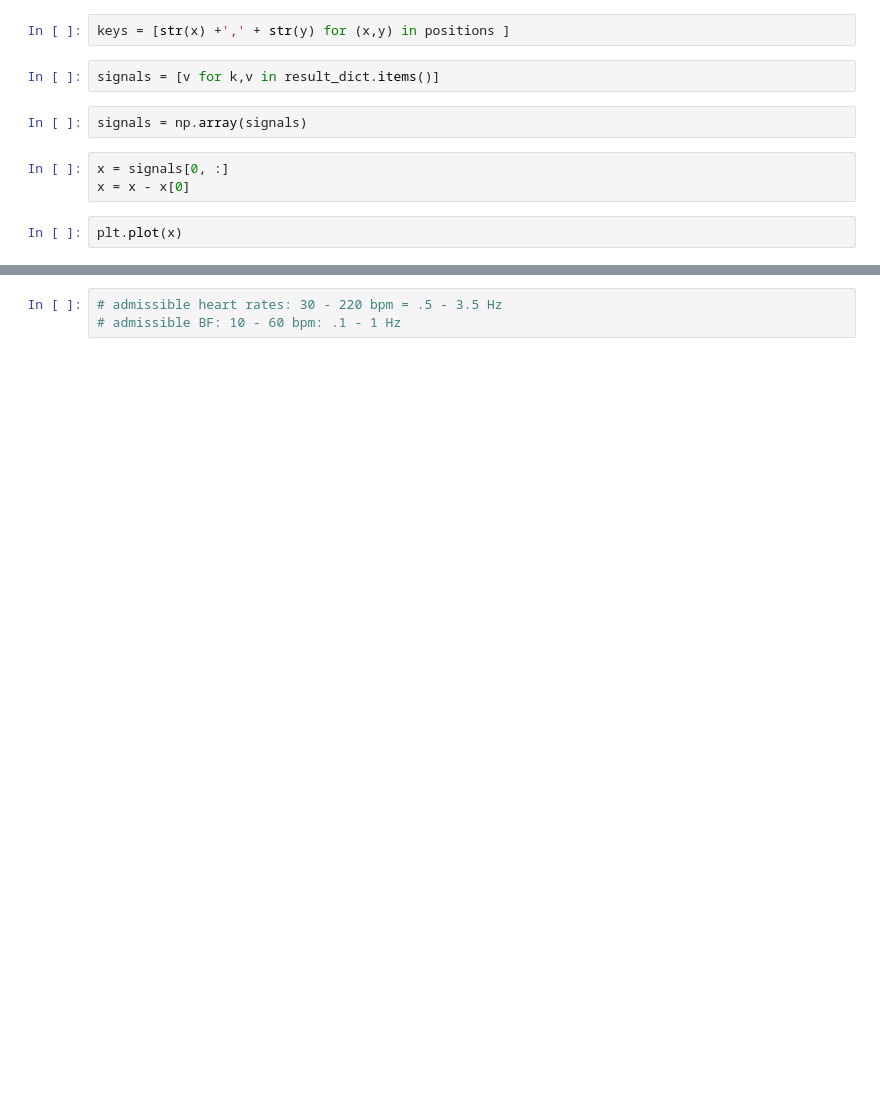
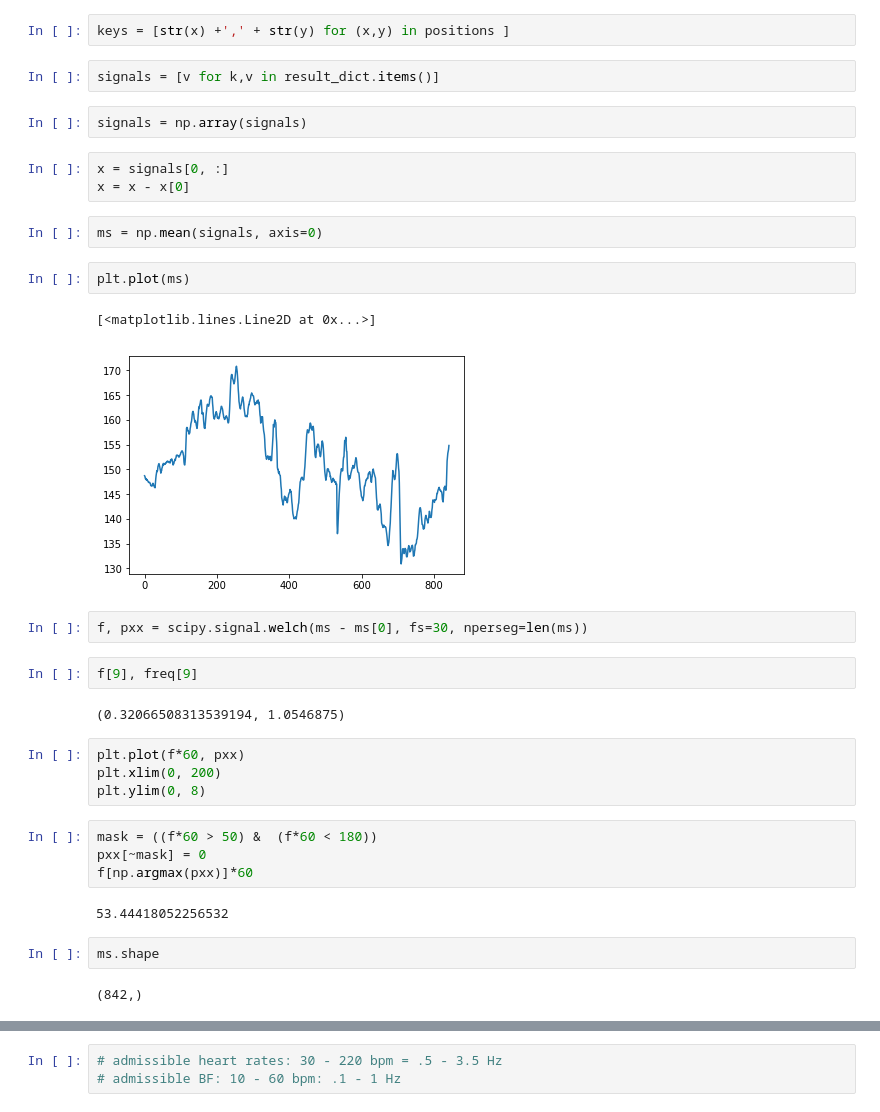
Before and after one commit to henripal/ppg, a Jupyter notebook: nbs/detection.ipynb, the cells around one changed output, grey strips where cells are left out. Cells and saved outputs as stored; diff of their text form; blank space fills up the shorter version.

```diff
--- a/nbs/detection.ipynb
+++ b/nbs/detection.ipynb
@@ -108,5 +134,30 @@ signals = np.array(signals)
 # %%
 x = signals[0, :]
 x = x - x[0]
+# %%
+ms = np.mean(signals, axis=0)
 # %%
-plt.plot(x)
+plt.plot(ms)
+# %% [output]
+[<matplotlib.lines.Line2D at 0x...>]
+[figure, added]
+# %%
+f, pxx = scipy.signal.welch(ms - ms[0], fs=30, nperseg=len(ms))
+# %%
+f[9], freq[9]
+# %% [output]
+(0.32066508313539194, 1.0546875)
+# %%
+plt.plot(f*60, pxx)
+plt.xlim(0, 200)
+plt.ylim(0, 8)
+# %%
+mask = ((f*60 > 50) &  (f*60 < 180))
+pxx[~mask] = 0
+f[np.argmax(pxx)]*60
+# %% [output]
+53.44418052256532
+# %%
+ms.shape
+# %% [output]
+(842,)
```
Also changed, not shown: parts of 23 cells of this notebook, 7 other files.
